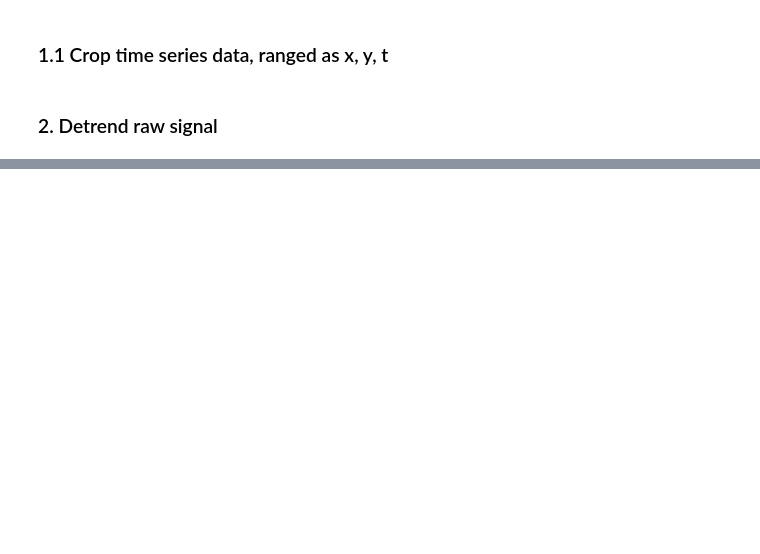
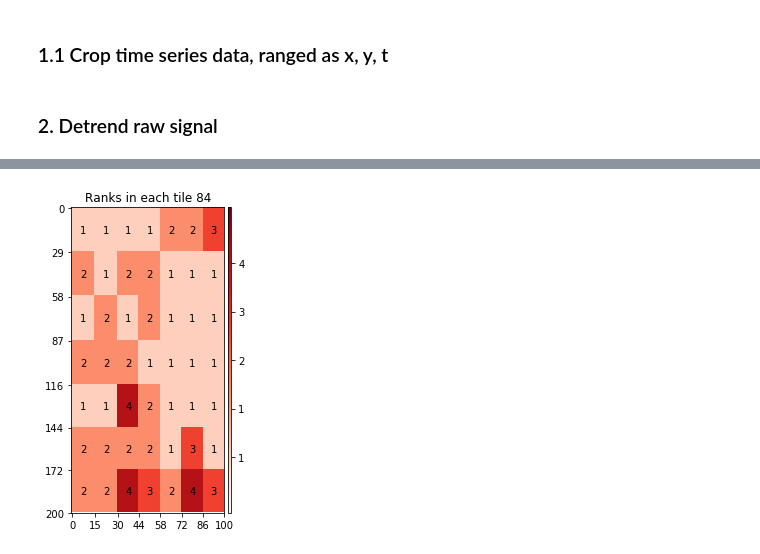
Before and after one commit to zqwei/fish_processing, a Jupyter notebook: notebooks/TK_ex_spatial_denoise_kelly_code.ipynb, the cells around one changed output, grey strips where cells are left out. Drawn from its saved outputs; the diff is of its cells as text; code cells hidden in the pictures; blank space fills up the shorter version.

```diff
--- a/notebooks/TK_ex_spatial_denoise_kelly_code.ipynb
+++ b/notebooks/TK_ex_spatial_denoise_kelly_code.ipynb
@@ -411,0 +161,9 @@ anim.save('traces_Vt_Vtd_nostim.mp4',fps=5,extra_args=['-vcodec','libx264'])
+# %%
+Yd_detrt = np.load('Yd_detrt.npy')
+ranks = np.load('Yd_detrt_ranks.npy')
+blocks = pre_svd.split_image_into_blocks(Y_detr, number_of_blocks=k)
+dimsMc = list(map(np.shape,blocks))
+dimsM = Y_detr.shape
+Cplot3 = pre_svd.cn_ranks_plot(dimsMc, ranks, dimsM[:2])
+# %% [output]
+[figure, added]
```
Also changed, not shown: parts of 72 cells of this notebook, 5 other files.
